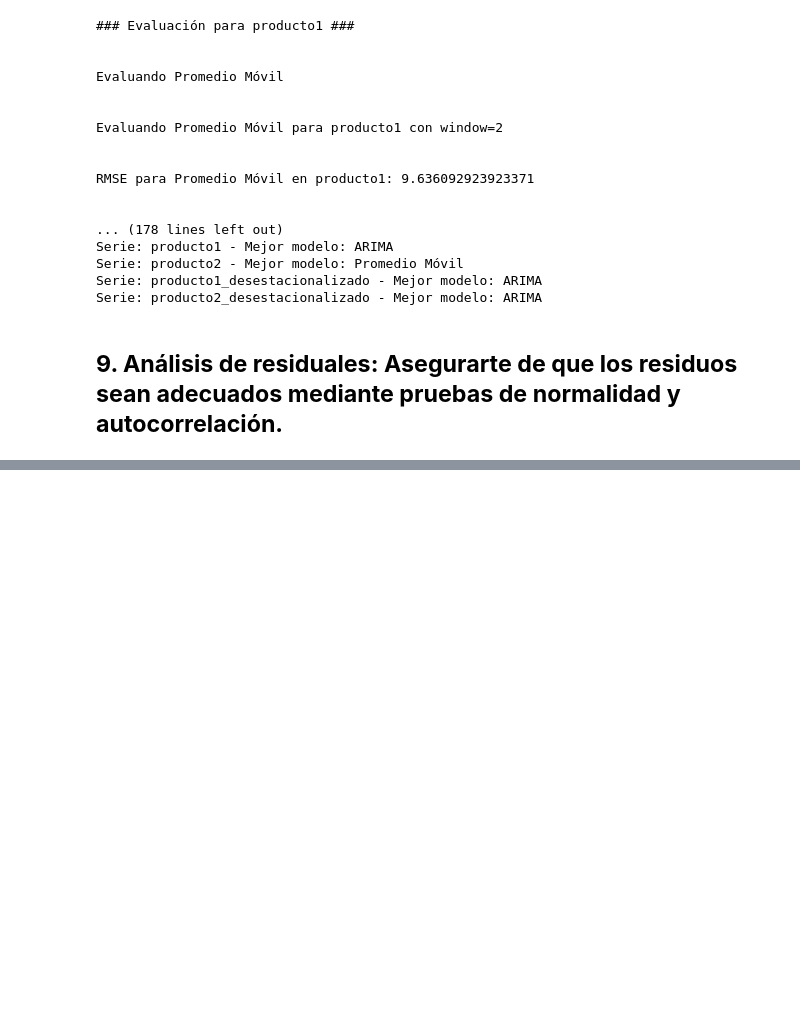
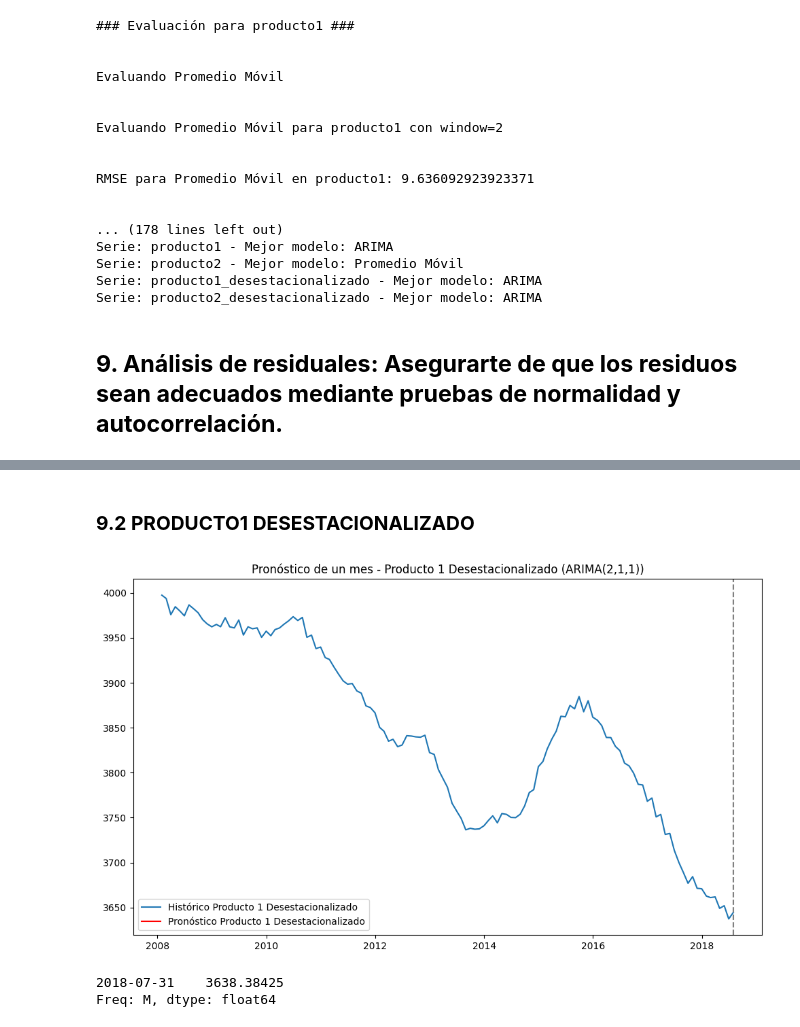
Before and after one commit to alfa7g7/Fundamentos-analitica-II, a Jupyter notebook: UNIDAD I/Clase 4/Daniel-Fabian-Parcial-practico.ipynb, the cells around one changed output, grey strips where cells are left out. Drawn from its saved outputs; the diff is of its cells as text; code cells hidden in the pictures; blank space fills up the shorter version.

```diff
--- a/UNIDAD I/Clase 4/Daniel-Fabian-Parcial-practico.ipynb
+++ b/UNIDAD I/Clase 4/Daniel-Fabian-Parcial-practico.ipynb
@@ -1302,0 +1427,37 @@ Serie: producto2_desestacionalizado - Mejor modelo: ARIMA
+# %% [markdown]
+### **9.2 PRODUCTO1 DESESTACIONALIZADO**
+# %%
+# Seleccionar la serie temporal desestacionalizada del producto 1
+producto1_desestacionalizado = data['producto1_desestacionalizado']
+
+# Dividir los datos en entrenamiento y prueba (último mes como prueba)
+train_size = len(producto1_desestacionalizado) - 1
+train_producto1_des = producto1_desestacionalizado[:train_size]
+test_producto1_des = producto1_desestacionalizado[train_size:]
+
+# Construcción del modelo ARIMA para producto1 desestacionalizado con los parámetros (p=2, d=1, q=1)
+model_arima_p1_des = ARIMA(train_producto1_des, order=(2, 1, 1))
+
+# Ajustar el modelo
+model_fit_p1_des = model_arima_p1_des.fit()
+
+# Hacer el pronóstico para el próximo mes
+forecast_p1_des = model_fit_p1_des.forecast(steps=1)
+
+# Graficar el pronóstico
+plt.figure(figsize=(10, 6))
+plt.plot(producto1_desestacionalizado, label='Histórico Producto 1 Desestacionalizado')
+plt.axvline(producto1_desestacionalizado.index[-1], color='gray', linestyle='--')
+plt.plot(forecast_p1_des.index, forecast_p1_des, label='Pronóstico Producto 1 Desestacionalizado', color='red')
+plt.title('Pronóstico de un mes - Producto 1 Desestacionalizado (ARIMA(2,1,1))')
+plt.legend()
+
+plt.tight_layout()
+plt.show()
+
+# Mostrar el valor del pronóstico
+print(forecast_p1_des)
+# %% [output]
+[figure, added]
+2018-07-31    3638.38425
+Freq: M, dtype: float64
```
Also changed, not shown: parts of 20 cells of this notebook.
